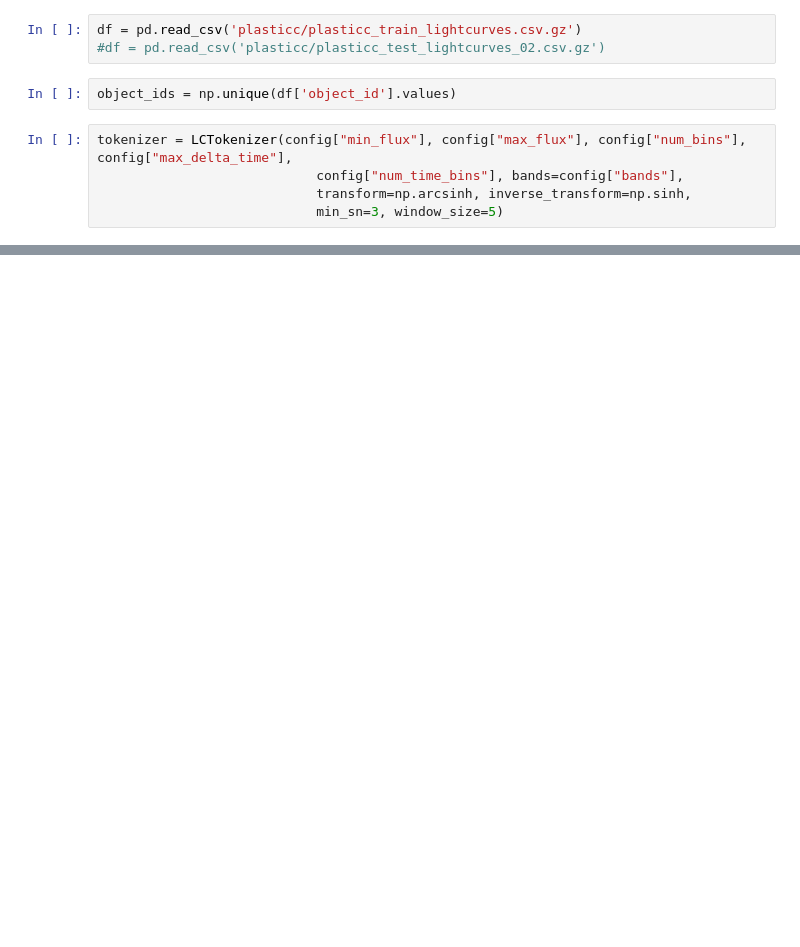
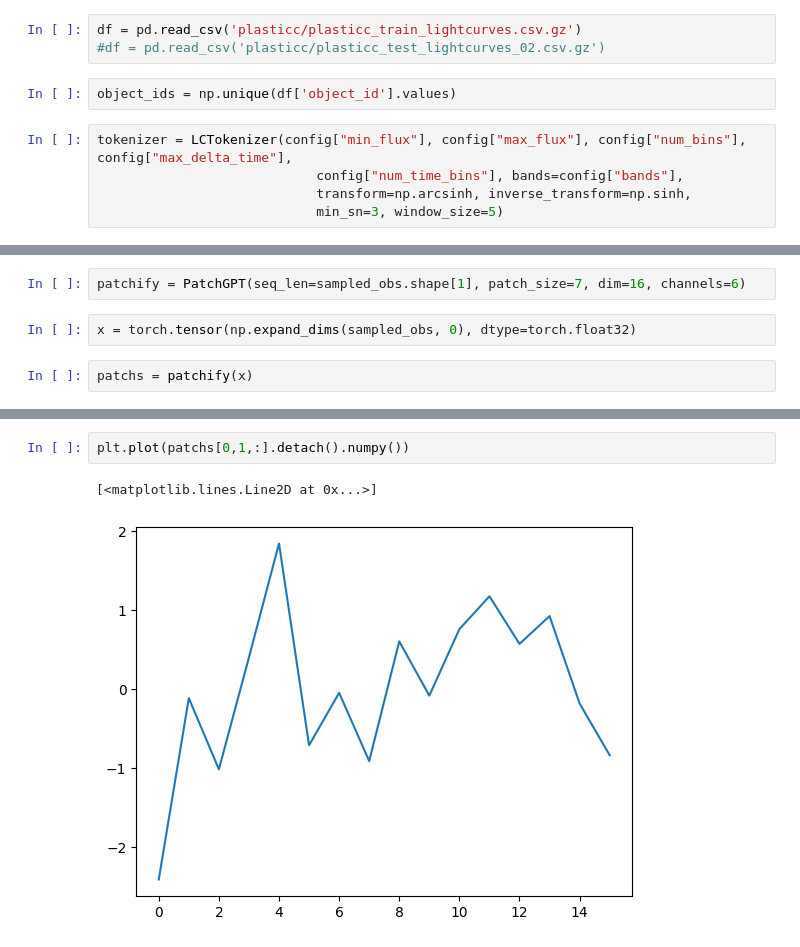
Before and after one commit to adammoss/gpt-ts, a Jupyter notebook: tokenizer.ipynb, the cells around one changed output, grey strips where cells are left out. Drawn from its saved outputs; the diff is of its cells as text; blank space fills up the shorter version.

```diff
--- a/tokenizer.ipynb
+++ b/tokenizer.ipynb
@@ -55,0 +55,6 @@ for i in range(6):
+# %%
+patchify = PatchGPT(seq_len=sampled_obs.shape[1], patch_size=7, dim=16, channels=6)
+# %%
+x = torch.tensor(np.expand_dims(sampled_obs, 0), dtype=torch.float32)
+# %%
+patchs = patchify(x)
@@ -55,0 +65,5 @@ for i in range(6):
+# %%
+plt.plot(patchs[0,1,:].detach().numpy())
+# %% [output]
+[<matplotlib.lines.Line2D at 0x...>]
+[figure, added]
```
Also changed, not shown: parts of 7 cells of this notebook, 8 other files.
